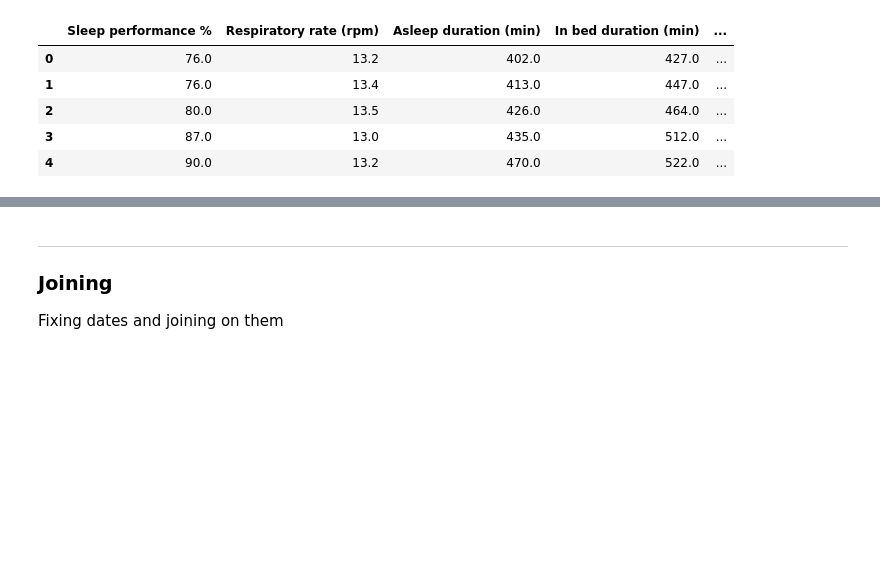
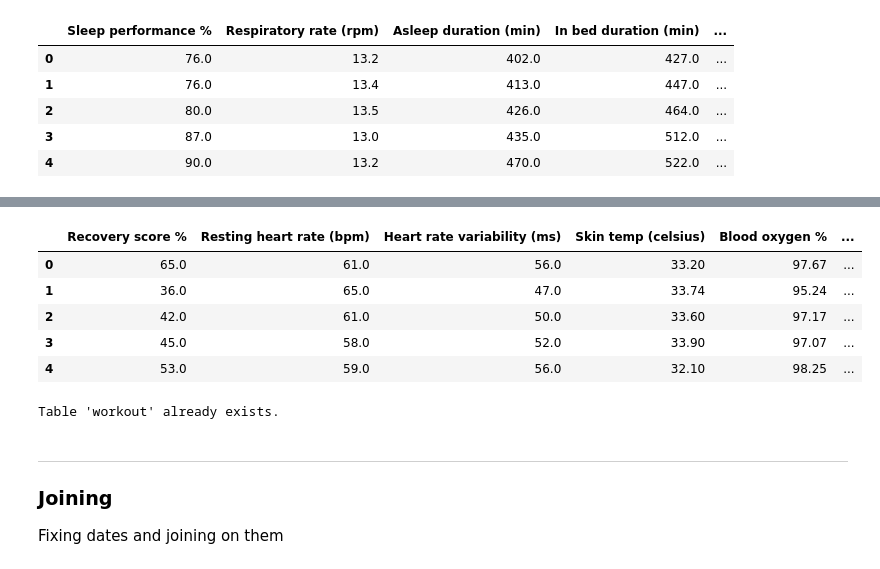
Before and after one commit to psyrgkan/Whoop_investigation, a Jupyter notebook: clean_data.ipynb, the cells around one changed output, grey strips where cells are left out. Drawn from its saved outputs; the diff is of its cells as text; code cells hidden in the pictures; blank space fills up the shorter version.

```diff
--- a/clean_data.ipynb
+++ b/clean_data.ipynb
@@ -420,0 +479,9 @@ sleep.head()
+# %%
+sqlphysio.head()
+# %% [output]
+|  | Recovery score % | Resting heart rate (bpm) | Heart rate variability (ms) | Skin temp (celsius) | Blood oxygen % | ... |
+| 0 | 65.0 | 61.0 | 56.0 | 33.20 | 97.67 | ... |
+| 1 | 36.0 | 65.0 | 47.0 | 33.74 | 95.24 | ... |
+| 2 | 42.0 | 61.0 | 50.0 | 33.60 | 97.17 | ... |
+| 3 | 45.0 | 58.0 | 52.0 | 33.90 | 97.07 | ... |
+| 4 | 53.0 | 59.0 | 56.0 | 32.10 | 98.25 | ... |
@@ -421,3 +502,23 @@ sleep.head()
+# %%
+try:
+    frame = workout.to_sql("workout", db_conn, if_exists='fail')
+    frame = sleep.to_sql("sleep", db_conn, if_exists='fail')
+    frame = sqlphysio.to_sql("physio", db_conn, if_exists='fail')
+    frame = stepsByDate.to_sql("steps", db_conn, if_exists='fail')
+
+except ValueError as vx:
+    print(vx)
+
+except Exception as ex:
+    print(ex)
+
+else:
+    print("Table %s created successfully."%"df");
+
+finally:
+    db_conn.close()
+# %% [output]
+Table 'workout' already exists.
 # %% [markdown]
 ***
 ### Joining
```
Also changed, not shown: parts of 23 cells of this notebook, 1 other file.
